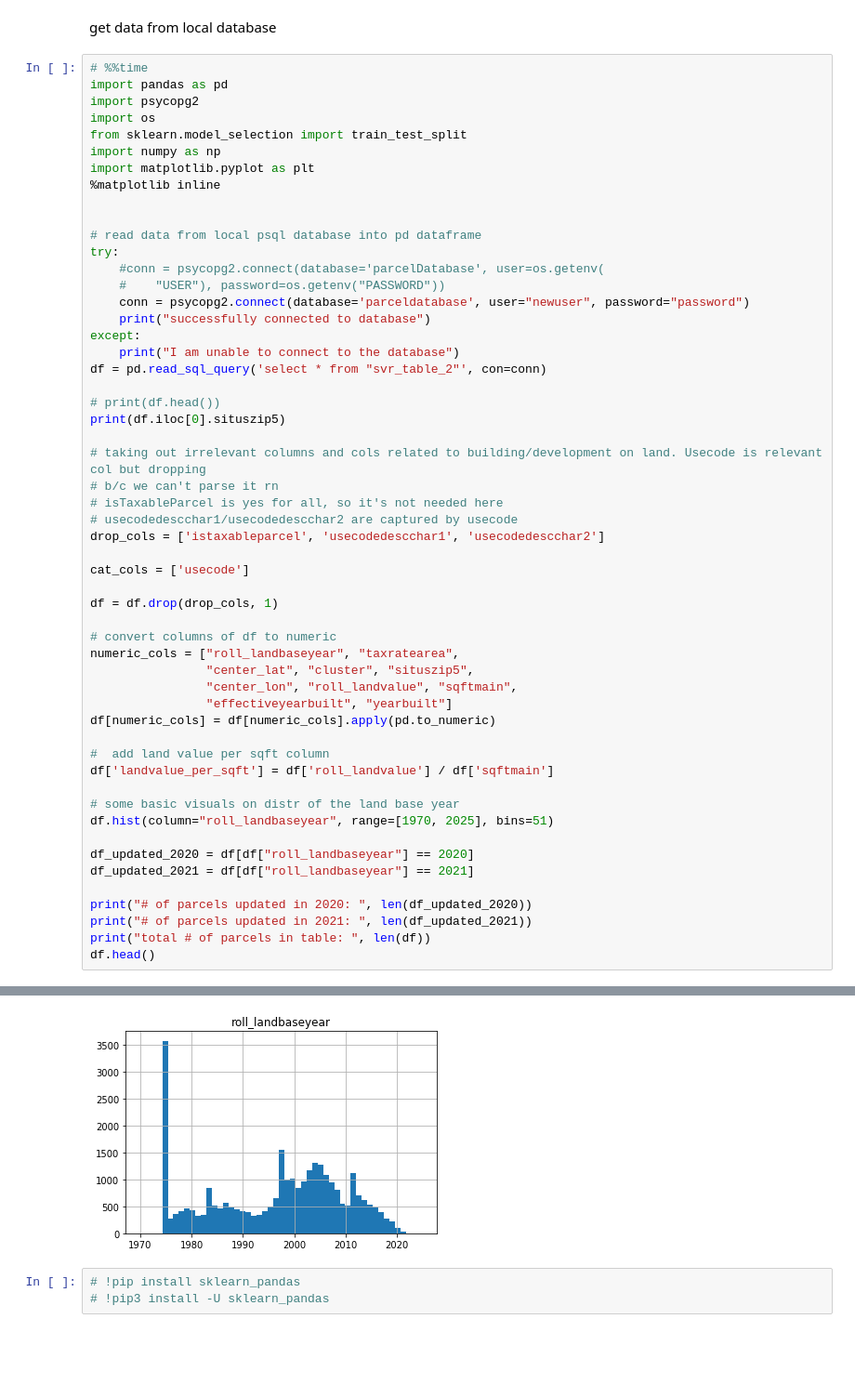
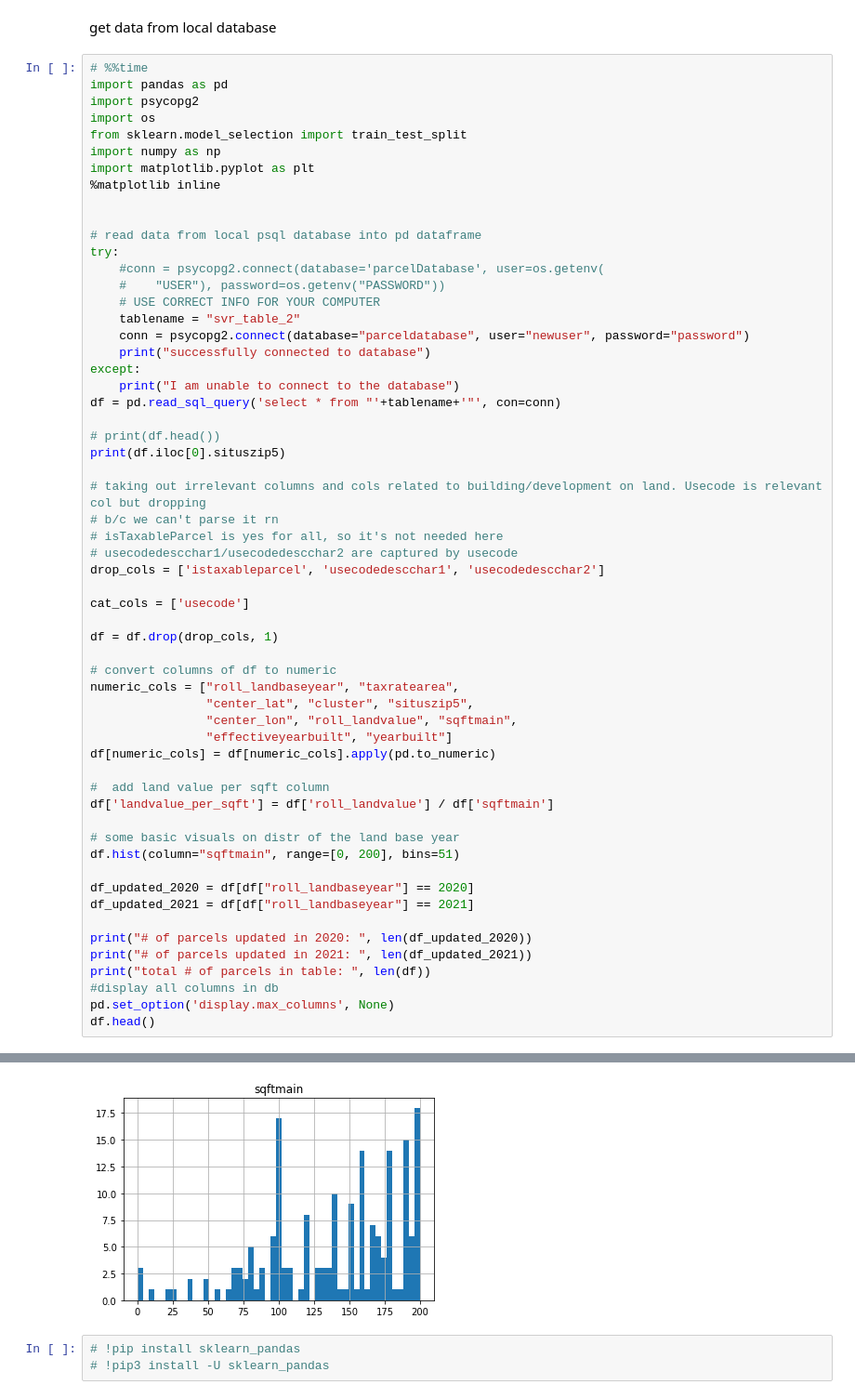
Before and after one commit to kripeshr22/MappingDemo, a Jupyter notebook: data/SVR/SVR_vs_other_models.ipynb, the cells around one changed output, grey strips where cells are left out. Shown: that part at 93% size. Cells and saved outputs as stored; diff of their text form; blank space fills up the shorter version.

```diff
--- a/data/SVR/SVR_vs_other_models.ipynb
+++ b/data/SVR/SVR_vs_other_models.ipynb
@@ -15,11 +15,13 @@ import matplotlib.pyplot as plt
 try:
     #conn = psycopg2.connect(database='parcelDatabase', user=os.getenv(
     #    "USER"), password=os.getenv("PASSWORD"))
-    conn = psycopg2.connect(database='parceldatabase', user="newuser", password="password")
+    # USE CORRECT INFO FOR YOUR COMPUTER
+    tablename = "svr_table_2"
+    conn = psycopg2.connect(database="parceldatabase", user="newuser", password="password")
     print("successfully connected to database")
 except:
     print("I am unable to connect to the database")
-df = pd.read_sql_query('select * from "svr_table_2"', con=conn)
+df = pd.read_sql_query('select * from "'+tablename+'"', con=conn)
 
 # print(df.head())
 print(df.iloc[0].situszip5)
@@ -38,35 +40,37 @@ df = df.drop(drop_cols, 1)
 numeric_cols = ["roll_landbaseyear", "taxratearea",
                 "center_lat", "cluster", "situszip5",
                 "center_lon", "roll_landvalue", "sqftmain",
                 "effectiveyearbuilt", "yearbuilt"]
 df[numeric_cols] = df[numeric_cols].apply(pd.to_numeric)
 
 #  add land value per sqft column
 df['landvalue_per_sqft'] = df['roll_landvalue'] / df['sqftmain']
 
 # some basic visuals on distr of the land base year
-df.hist(column="roll_landbaseyear", range=[1970, 2025], bins=51)
+df.hist(column="sqftmain", range=[0, 200], bins=51)
 
 df_updated_2020 = df[df["roll_landbaseyear"] == 2020]
 df_updated_2021 = df[df["roll_landbaseyear"] == 2021]
 
 print("# of parcels updated in 2020: ", len(df_updated_2020))
 print("# of parcels updated in 2021: ", len(df_updated_2021))
 print("total # of parcels in table: ", len(df))
+#display all columns in db
+pd.set_option('display.max_columns', None)
 df.head()
 # %% [output]
 successfully connected to database
 90065
 ('# of parcels updated in 2020: ', 108)
 ('# of parcels updated in 2021: ', 27)
 ('total # of parcels in table: ', 30094)
 |  | ain | taxratearea | usecode | yearbuilt | effectiveyearbuilt | sqftmain | roll_landvalue | ... |
 | 0 | 5454027038 | 4 | 1100 | 1994 | 1994 | 779 | 65955.0 | ... |
 | 1 | 6052030026 | 461 | 1100 | 1964 | 1964 | 1000 | 8339.0 | ... |
 | 2 | 4231020033 | 12463 | 1100 | 0 | 1955 | 1250 | 50626.0 | ... |
 | 3 | 5359005001 | 1797 | 1100 | 1961 | 1961 | 612 | 61899.0 | ... |
 | 4 | 4231018015 | 67 | 1100 | 1949 | 1949 | 621 | 31585.0 | ... |
-[figure, old version]
+[figure, new version]
 # %%
 # !pip install sklearn_pandas
 # !pip3 install -U sklearn_pandas
```
Also changed, not shown: parts of 7 cells of this notebook, 5 other files.
